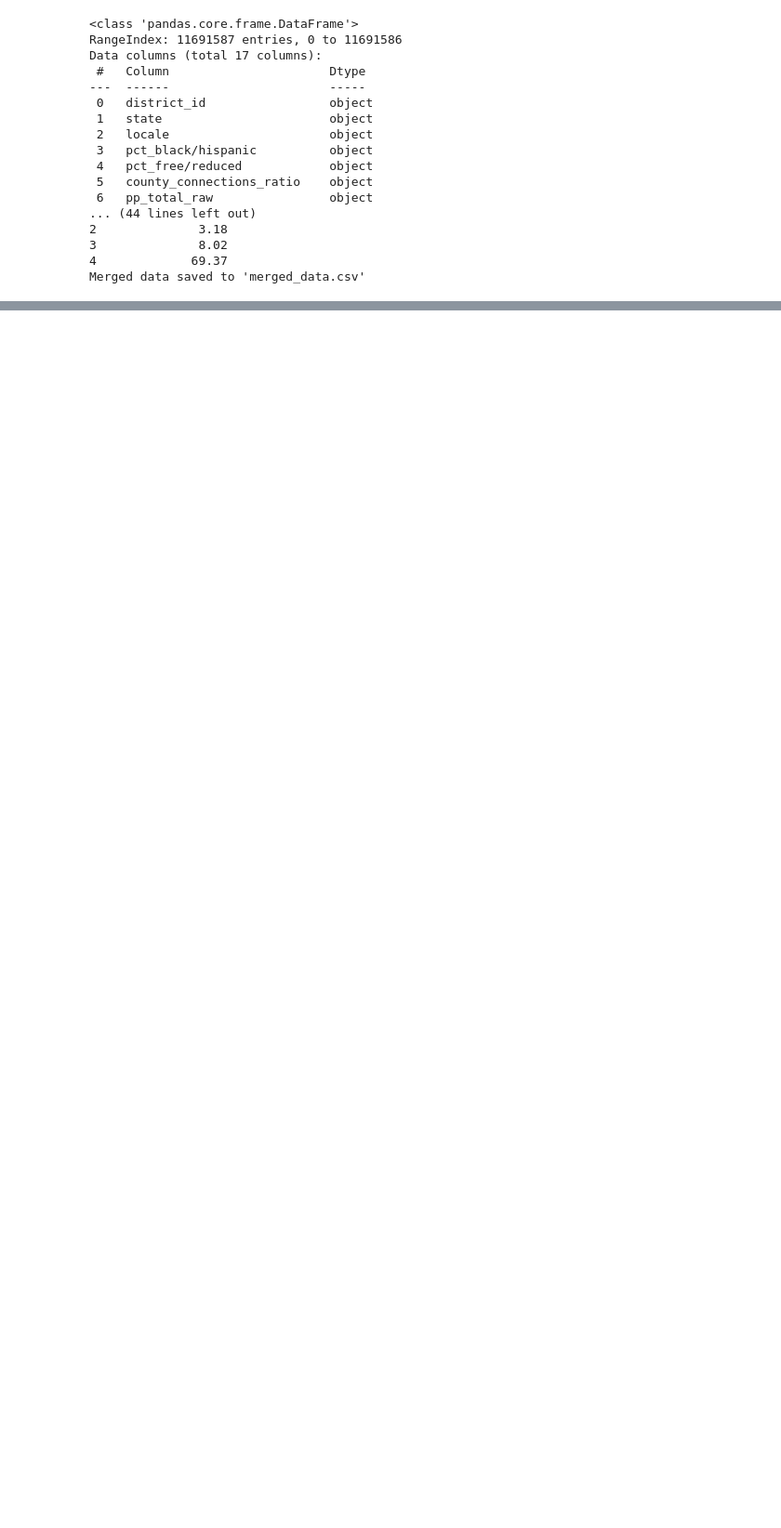
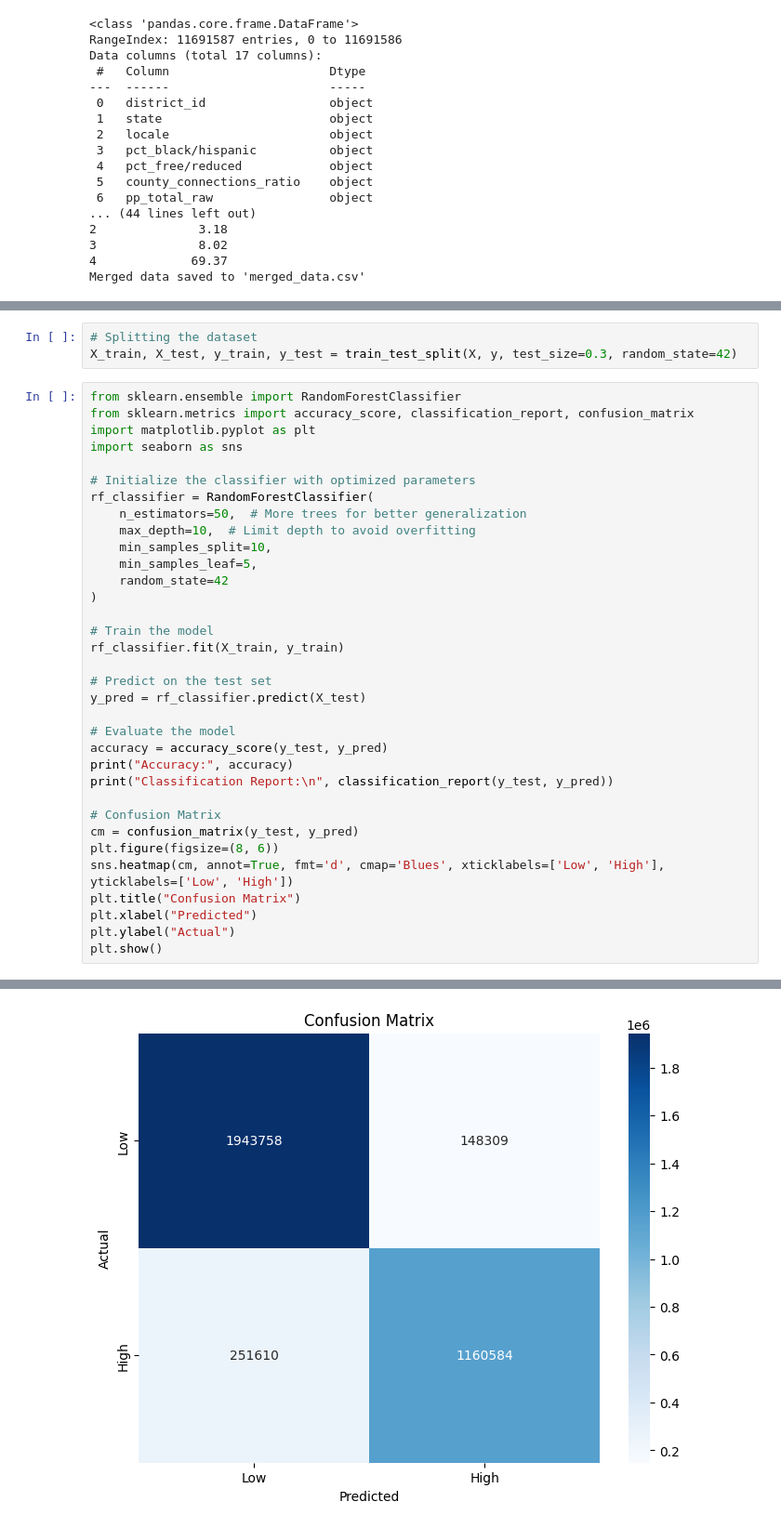
Before and after one commit to sarahrandolphw/edu4VA, a Jupyter notebook: gaming_and_learning.ipynb, the cells around one changed output, grey strips where cells are left out. Shown at 93% size. Saved outputs shown, nothing was run; the diff lists cells and outputs as text; blank space fills up the shorter version.

Commit message:
Random Forest Classifier to predict engagement index

```diff
--- a/gaming_and_learning.ipynb
+++ b/gaming_and_learning.ipynb
@@ -214,0 +247,38 @@ Merged data saved to 'merged_data.csv'
+# %%
+# Splitting the dataset
+X_train, X_test, y_train, y_test = train_test_split(X, y, test_size=0.3, random_state=42)
+# %%
+from sklearn.ensemble import RandomForestClassifier
+from sklearn.metrics import accuracy_score, classification_report, confusion_matrix
+import matplotlib.pyplot as plt
+import seaborn as sns
+
+# Initialize the classifier with optimized parameters
+rf_classifier = RandomForestClassifier(
+    n_estimators=50,  # More trees for better generalization
+    max_depth=10,  # Limit depth to avoid overfitting
+    min_samples_split=10,
+    min_samples_leaf=5,
+    random_state=42
+)
+
+# Train the model
+rf_classifier.fit(X_train, y_train)
+
+# Predict on the test set
+y_pred = rf_classifier.predict(X_test)
+
+# Evaluate the model
+accuracy = accuracy_score(y_test, y_pred)
+print("Accuracy:", accuracy)
+print("Classification Report:\n", classification_report(y_test, y_pred))
+
+# Confusion Matrix
+cm = confusion_matrix(y_test, y_pred)
+plt.figure(figsize=(8, 6))
+sns.heatmap(cm, annot=True, fmt='d', cmap='Blues', xticklabels=['Low', 'High'], yticklabels=['Low', 'High'])
+plt.title("Confusion Matrix")
+plt.xlabel("Predicted")
+plt.ylabel("Actual")
+plt.show()
+# %% [output]
@@ -214,0 +295 @@ Merged data saved to 'merged_data.csv'
+[figure, added]
```
Also changed, not shown: parts of 6 cells of this notebook.
